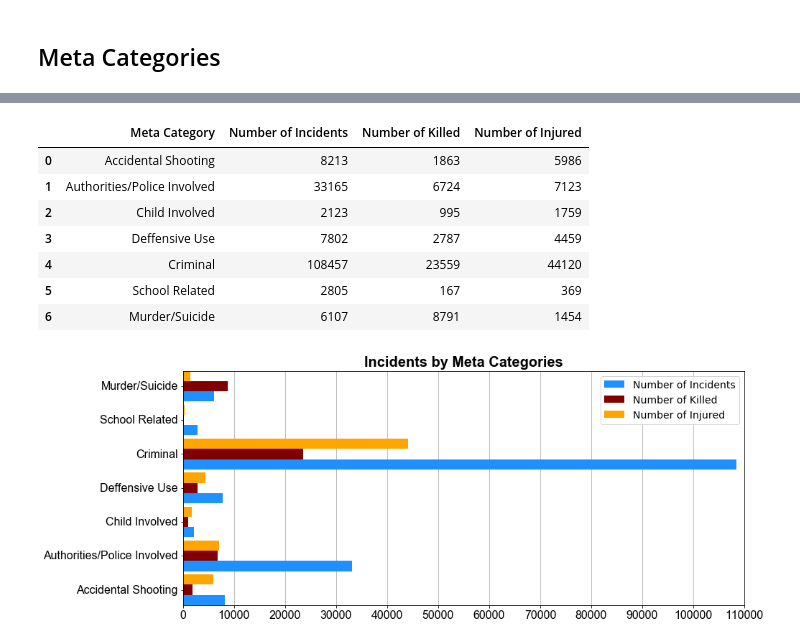
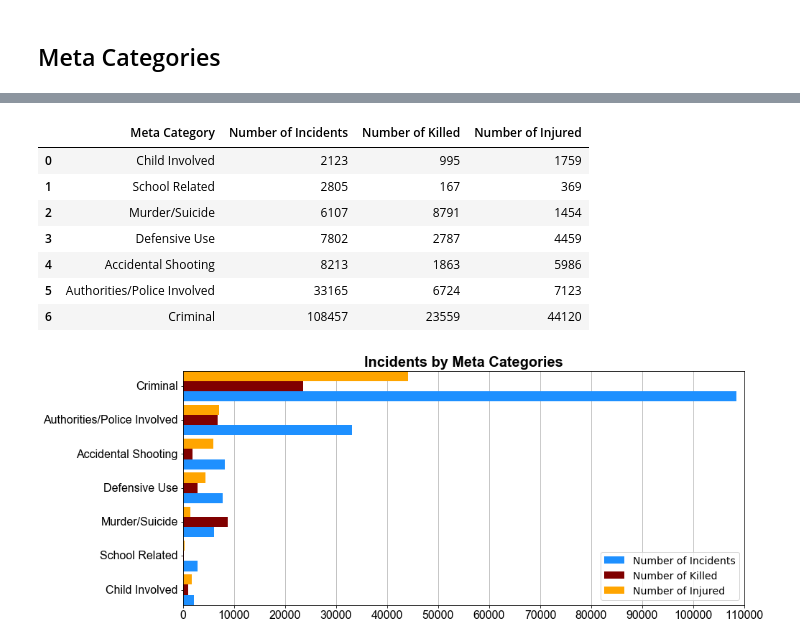
Before and after one commit to Demarsch/gun-violence, a Jupyter notebook: Code/Incident Categories.ipynb, the cells around one changed output, grey strips where cells are left out. Cells and saved outputs as stored; diff of their text form; code cells hidden in the pictures.

```diff
--- a/Code/Incident Categories.ipynb
+++ b/Code/Incident Categories.ipynb
@@ -319,7 +319,7 @@ meta_cat_data = pd.concat([
     split_inc_info_data['Incident Info'].apply(lambda x: len(x & accidental_shooting) > 0).rename('Accidental Shooting'),
     split_inc_info_data['Incident Info'].apply(lambda x: len(x & authorities_involved) > 0).rename('Authorities/Police Involved'),
     split_inc_info_data['Incident Info'].apply(lambda x: len(x & child_involved) > 0).rename('Child Involved'),
-    split_inc_info_data['Incident Info'].apply(lambda x: len(x & defensive_use) > 0).rename('Deffensive Use'),
+    split_inc_info_data['Incident Info'].apply(lambda x: len(x & defensive_use) > 0).rename('Defensive Use'),
     split_inc_info_data['Incident Info'].apply(lambda x: len(x & criminal) > 0).rename('Criminal'),
     split_inc_info_data['Incident Info'].apply(lambda x: len(x & school_related) > 0).rename('School Related'),
     split_inc_info_data['Incident Info'].apply(lambda x: len(x & murder_suicide) > 0).rename('Murder/Suicide'),
@@ -335,29 +335,29 @@ meta_cat_data.head()
 # %%
 meta_cat_names = meta_cat_data.columns[-7:]
 #inc_by_meta = meta_cat_data.loc[[
 #    'Accidental Shooting',
 #    'Authorities/Police Involved',
 #    'Child Involved',
 #    'Deffensive Use',
 #    'Criminal',
 #    'School Related',
 #    'Murder/Suicide']]
 inc_by_meta = pd.DataFrame({
     'Meta Category': meta_cat_names,
     'Number of Incidents': [meta_cat_data.loc[meta_cat_data[meta_cat], meta_cat].count() for meta_cat in meta_cat_names],
     'Number of Killed': [meta_cat_data.loc[meta_cat_data[meta_cat], 'Number of Killed'].sum() for meta_cat in meta_cat_names],
     'Number of Injured': [meta_cat_data.loc[meta_cat_data[meta_cat], 'Number of Injured'].sum() for meta_cat in meta_cat_names]
-})
+}).sort_values('Number of Incidents').reset_index(drop=True)
 inc_by_meta
 # %% [output]
 |  | Meta Category | Number of Incidents | Number of Killed | Number of Injured |
-| 0 | Accidental Shooting | 8213 | 1863 | 5986 |
-| 1 | Authorities/Police Involved | 33165 | 6724 | 7123 |
-| 2 | Child Involved | 2123 | 995 | 1759 |
-| 3 | Deffensive Use | 7802 | 2787 | 4459 |
-| 4 | Criminal | 108457 | 23559 | 44120 |
-| 5 | School Related | 2805 | 167 | 369 |
-| 6 | Murder/Suicide | 6107 | 8791 | 1454 |
+| 0 | Child Involved | 2123 | 995 | 1759 |
+| 1 | School Related | 2805 | 167 | 369 |
+| 2 | Murder/Suicide | 6107 | 8791 | 1454 |
+| 3 | Defensive Use | 7802 | 2787 | 4459 |
+| 4 | Accidental Shooting | 8213 | 1863 | 5986 |
+| 5 | Authorities/Police Involved | 33165 | 6724 | 7123 |
+| 6 | Criminal | 108457 | 23559 | 44120 |
 # %%
 bar_width = 0.3
 fig,ax = plt.subplots(figsize=(14,6))
@@ -377,5 +377,5 @@ ax.legend([n_inc, n_kil, n_inj],['Number of Incidents', 'Number of Killed', 'Num
 fig.savefig('../Output/Incidents by Meta Categories.png', dpi=fig.dpi, bbox_inches='tight')
 plt.show()
 # %% [output]
-[figure, old version]
+[figure, new version]
 # %%
```
Also changed, not shown: parts of 5 cells of this notebook, 3 other files.
